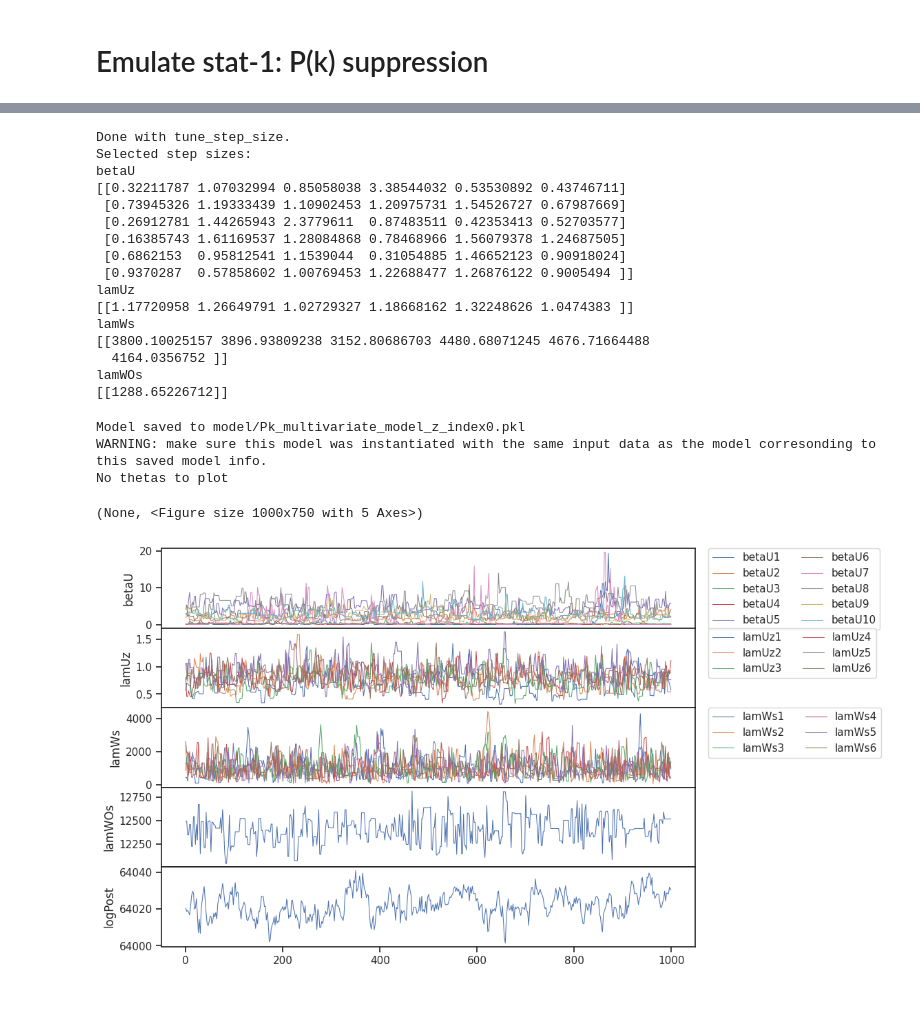
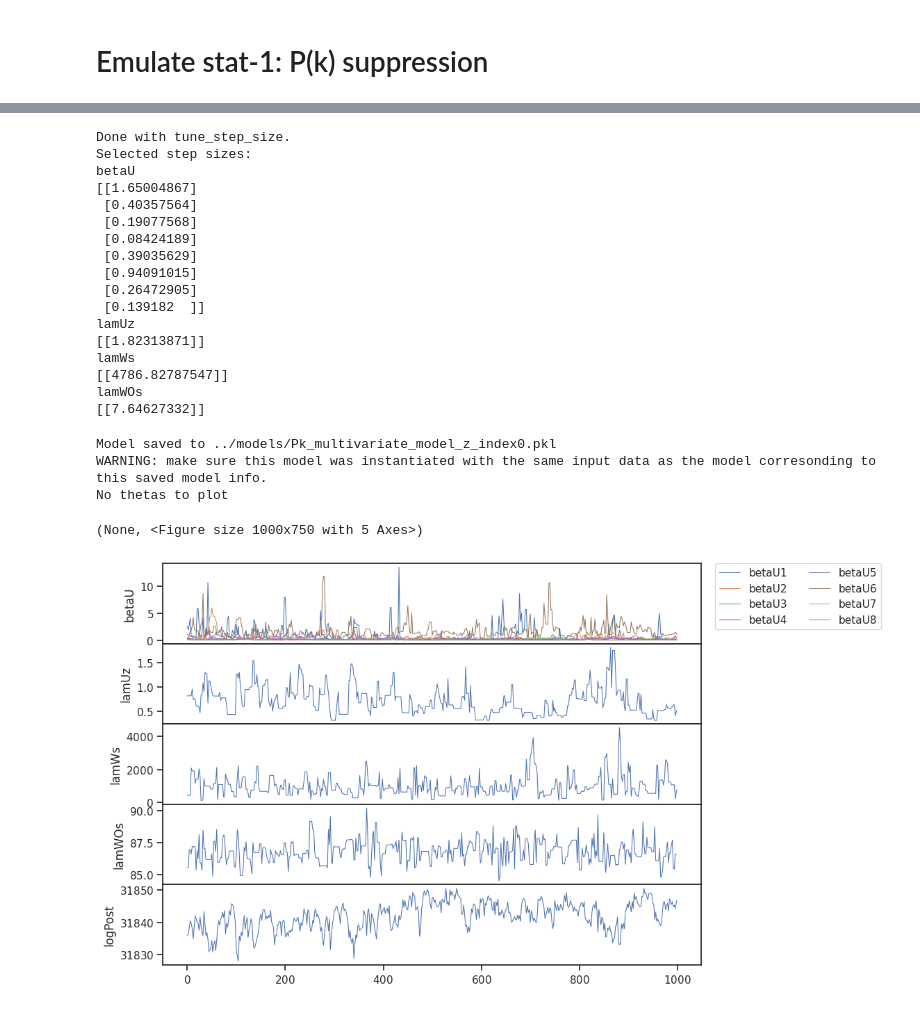
Before and after one commit to nesar/CosmoHydro, a Jupyter notebook: codes/gp_SGC_pk.ipynb, the cells around one changed output, grey strips where cells are left out. Drawn from its saved outputs; the diff is of its cells as text; code cells hidden in the pictures.

```diff
--- a/codes/gp_SGC_pk.ipynb
+++ b/codes/gp_SGC_pk.ipynb
@@ -15,17 +24,16 @@ from hydro_emu.gp import *
 # %% [markdown]
 # Load files -- all summary stats
 # %%
-DirIn = '../../Data/ProfileData/SCIDAC_RUNS/128MPC_RUNS_FLAMINGO_DESIGN_2_NO_PROP/'
-# DirIn = '../../Data/ProfileData/SCIDAC_RUNS/128MPC_RUNS_FLAMINGO_DESIGN_2_NO_PROP_NEW_BINS/'
-DirIn = '../../Data/ProfileData/SCIDAC_RUNS/128MPC_RUNS_FLAMINGO_DESIGN_3A/'
-## 3A (low SeedMass) or 3B (high SeedMass)
+DirIn = '../data/scidac-olcf-pk_3/'
 
-DirIn = '../../Data/ProfileData/SCIDAC_RUNS/128MPC_RUNS_HACC_5PARAM_extract2_Pk/'
+save_model = 'False'
 
-num_sims = 64
-exp_variance = 0.9999 # 0.9999 #0.95
-side_length = 128 #Mpc/h
-Npart =  512
+start_sim_idx = 1 #40 #1
+num_sims = 39 # 49 #39
+exp_variance = 0.95
 
-if_plot_sensi = False
+side_length = 400 #Mpc/h
+Npart =  1024
+
+if_plot_sensi = True
 # %%
@@ -74,15 +70,10 @@ No match: GRAV_ONLY
 # %%
 # Print the numpy array
-
-if_separate_param_file = False
-
-if if_separate_param_file:
-    params32 = load_params('../../Data/flamingo_log_design2.txt')
 
 
 df_train_a = pd.DataFrame(params32, columns=PARAM_NAME)
 colors = ['b']*params32.shape[0]
 # colors = ['b']*num_sims + ['r']*num_sims_test
 plot_scatter_matrix(df_train_a, colors);
-plt.savefig('plots/universal/exp_design.png', bbox_inches='tight')
+plt.savefig('../plots/exp_design_pk.png', bbox_inches='tight')
 # %% [output]
@@ -90,5 +81,5 @@ plt.savefig('plots/universal/exp_design.png', bbox_inches='tight')
 # %%
-k, pk_all, pk_ratio = read_pk(DirIn, num_sims, params32)
+k, pk_arr, pk_go_arr, pk_ratio = read_pk_new(DirIn, num_sims, redshift='0.0', pk_type='hydro.full', start_sim_idx=start_sim_idx)
 # %%
 plt.plot(k, pk_ratio[0:10].T)
 plt.xscale('log')
@@ -149,26 +160,19 @@ mass_cond = np.where( (k > mlim1)  &  (k < mlim2) )
 # mass_cond = True
 
 p_all = params32
-# y_vals =  10**gsmf_arr_extra[:, mass_cond][:, 0, :]
 y_vals =  pk_ratio[:, mass_cond][:, 0, :]
 
-# y_vals =  gsmf_arr_extra[:, mass_cond][:, 0, :]
-
 y_ind = k[mass_cond]#[0]
-
-# y_vals1 =  np.log10(bhmsm_arr_extra[:, mass_cond1][:, 0, :])
-# y_ind1 = 10**log_bhmsm_mass[mass_cond1]
 
 print(y_vals.min(), y_vals.max())
 
 #################################################################
 
 # Train-test split
-# test_indices = [0, 14, 22]
-test_indices = [35, 45, 55]
+test_indices = [3, 14, 35]
 
-input_params= p_all[test_indices] # p_all[test_indices]
-target_vals = y_vals[test_indices] # Bk_all[:, z_index, :][test_indices]
+input_params= p_all[test_indices]
+target_vals = y_vals[test_indices]
 
 train_indices = [i for i in  np.arange(num_sims) if i not in test_indices]
 p_all_train = p_all[train_indices]
@@ -179,7 +183,7 @@ y_vals_train = y_vals[train_indices]
 ## Fitting
 sepia_data = sepia_data_format(p_all_train, y_vals_train, y_ind)
 print(sepia_data)
-model_filename = 'model/Pk_multivariate_model_z_index' + str(z_index)
+model_filename = '../models/Pk_multivariate_model_z_index' + str(z_index)
 
 sepia_model = do_pca(sepia_data, exp_variance=exp_variance)
 sepia_model = do_gp_train(sepia_model, model_filename)
@@ -204,26 +208,27 @@ lamWs
 lamWOs
 [[100.]]
 Done with tune_step_size.
 Selected step sizes:
 betaU
-[[0.32211787 1.07032994 0.85058038 3.38544032 0.53530892 0.43746711]
- [0.73945326 1.19333439 1.10902453 1.20975731 1.54526727 0.67987669]
- [0.26912781 1.44265943 2.3779611  0.87483511 0.42353413 0.52703577]
- [0.16385743 1.61169537 1.28084868 0.78468966 1.56079378 1.24687505]
- [0.6862153  0.95812541 1.1539044  0.31054885 1.46652123 0.90918024]
- [0.9370287  0.57858602 1.00769453 1.22688477 1.26876122 0.9005494 ]]
+[[1.65004867]
+ [0.40357564]
+ [0.19077568]
+ [0.08424189]
+ [0.39035629]
+ [0.94091015]
+ [0.26472905]
+ [0.139182  ]]
 lamUz
-[[1.17720958 1.26649791 1.02729327 1.18668162 1.32248626 1.0474383 ]]
+[[1.82313871]]
 lamWs
-[[3800.10025157 3896.93809238 3152.80686703 4480.68071245 4676.71664488
-  4164.0356752 ]]
+[[4786.82787547]]
 lamWOs
-[[1288.65226712]]
+[[7.64627332]]
-Model saved to model/Pk_multivariate_model_z_index0.pkl
+Model saved to ../models/Pk_multivariate_model_z_index0.pkl
 WARNING: make sure this model was instantiated with the same input data as the model corresonding to this saved model info.
 No thetas to plot
 (None, <Figure size 1000x750 with 5 Axes>)
-[figure, old version]
+[figure, new version]
 # %%
 from sepia import SepiaPlot
 SepiaPlot.plot_K_basis(sepia_data, max_plots=1);
```
Also changed, not shown: parts of 10 cells of this notebook, 3 other files.
